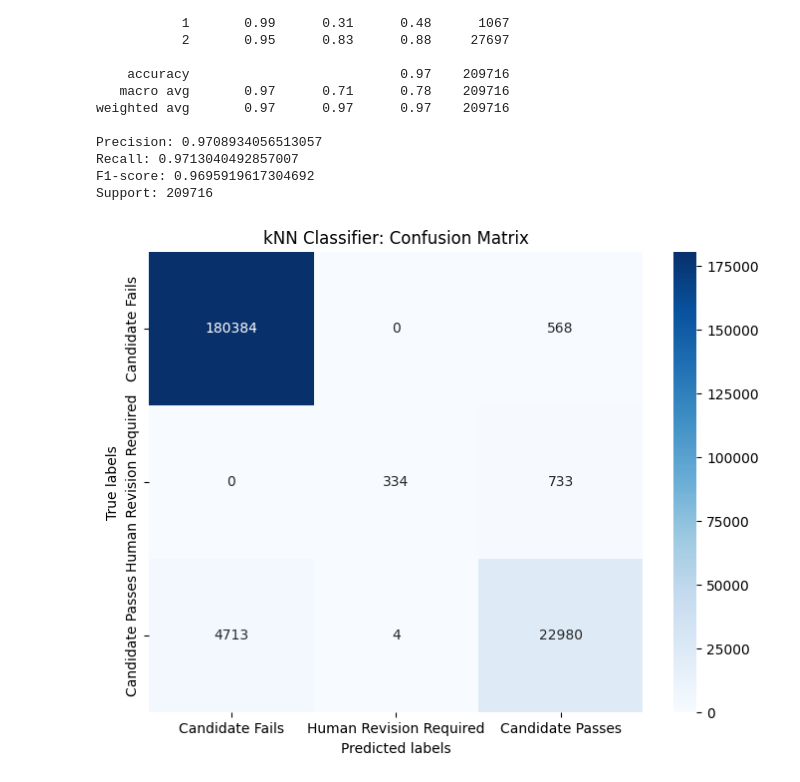
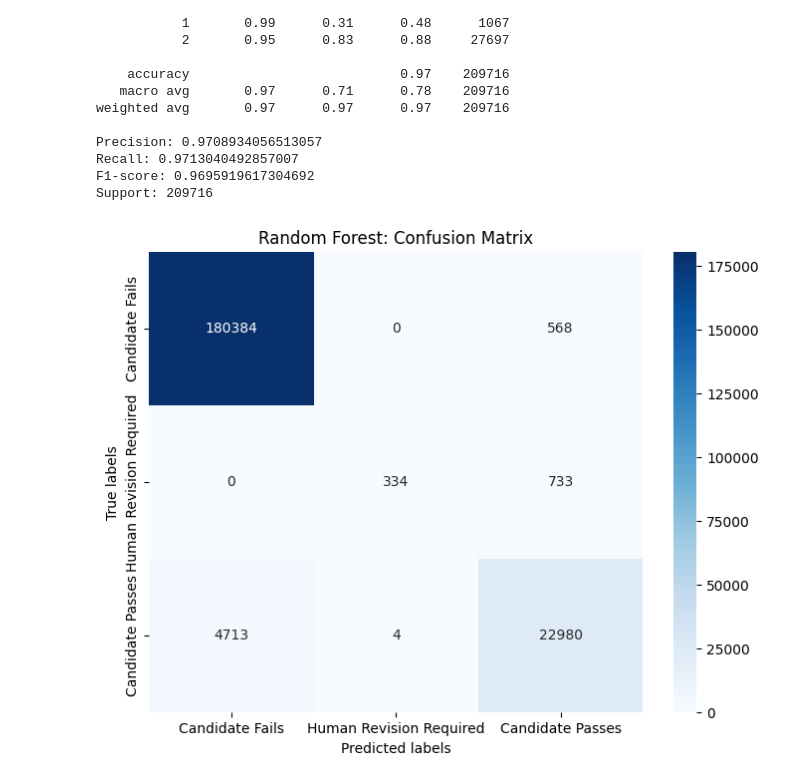
Before and after one commit to BigDataTeam22/PawsomeConciergeCaregiverSelection, a Jupyter notebook: PawsomeCaregiver.ipynb, the cells around one changed output. Drawn from its saved outputs; the diff is of its cells as text; code cells hidden in the pictures.

```diff
--- a/PawsomeCaregiver.ipynb
+++ b/PawsomeCaregiver.ipynb
@@ -309,14 +309,14 @@ F1-score: 0.9695919617304692
 Support: 209716
 # %%
 # Generate confusion matrix
-DT_conf_matrix = confusion_matrix(y_test, RF_y_pred)
+RF_conf_matrix = confusion_matrix(y_test, RF_y_pred)
 # %%
 # Plot confusion matrix
 plt.figure(figsize=(8, 6))
-sns.heatmap(DT_conf_matrix, annot=True, fmt='d', cmap='Blues',xticklabels=["Candidate Fails","Human Revision Required","Candidate Passes"],yticklabels=["Candidate Fails","Human Revision Required","Candidate Passes"])
+sns.heatmap(RF_conf_matrix, annot=True, fmt='d', cmap='Blues',xticklabels=["Candidate Fails","Human Revision Required","Candidate Passes"],yticklabels=["Candidate Fails","Human Revision Required","Candidate Passes"])
 plt.xlabel('Predicted labels')
 plt.ylabel('True labels')
-plt.title('kNN Classifier: Confusion Matrix')
+plt.title('Random Forest: Confusion Matrix')
 plt.show()
 # %% [output]
-[figure, old version]
+[figure, new version]
```
Also changed, not shown: parts of 1 cell of this notebook.
